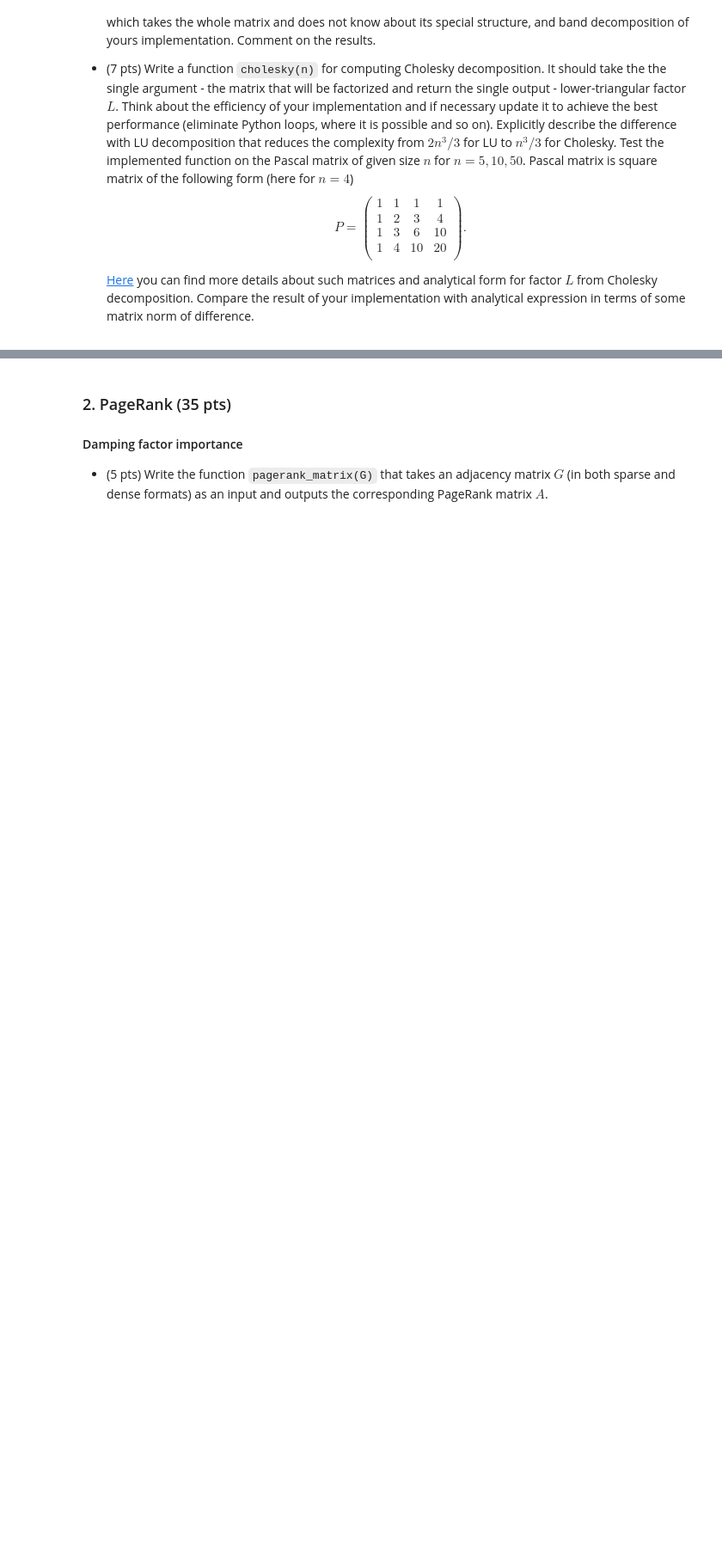
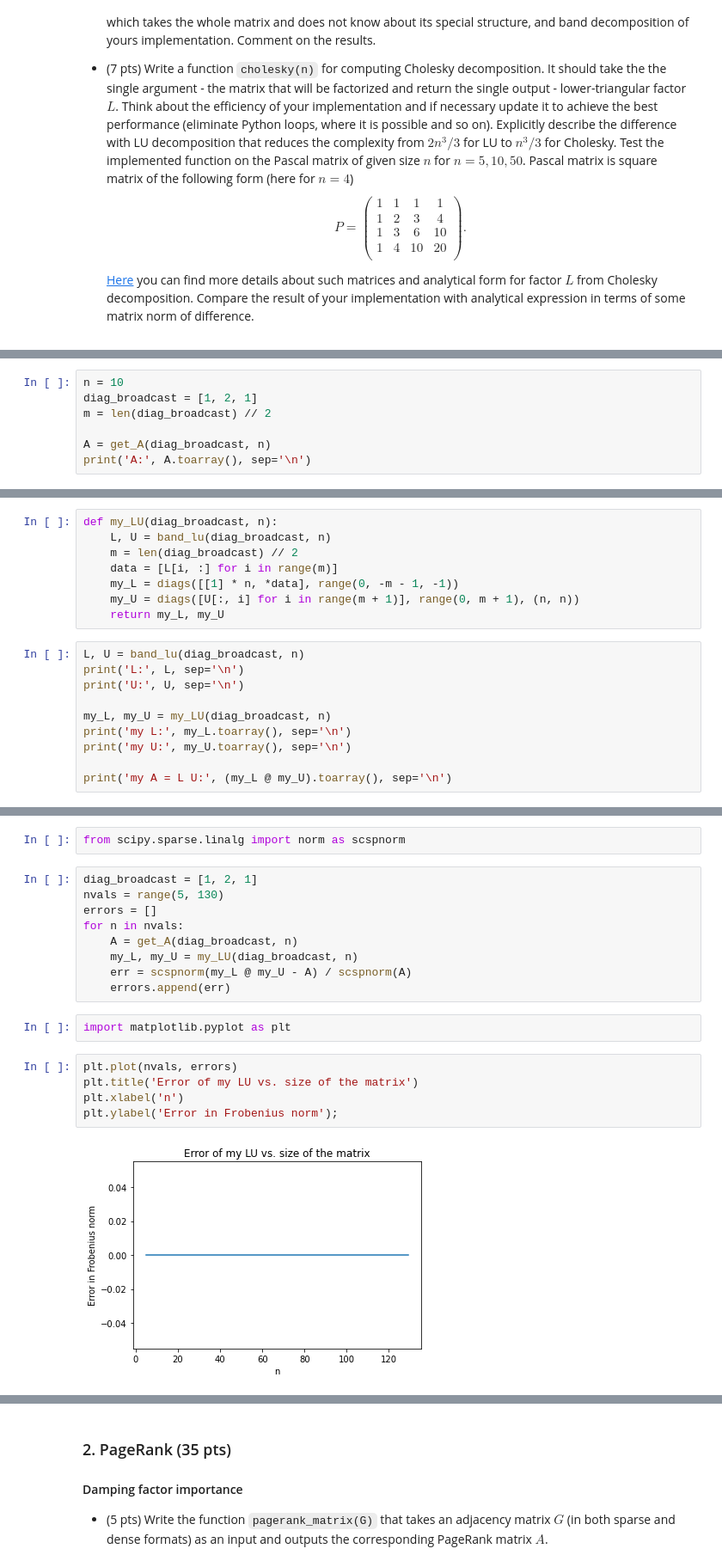
Before and after one commit to ArtemVergazov/nla2021, a Jupyter notebook: hw/hw2/vergazov_hw2.ipynb, the cells around one changed output, grey strips where cells are left out. Shown at 86% size. Saved outputs shown, nothing was run; the diff lists cells and outputs as text; blank space fills up the shorter version.

```diff
--- a/hw/hw2/vergazov_hw2.ipynb
+++ b/hw/hw2/vergazov_hw2.ipynb
@@ -52,0 +109,7 @@ def cholesky(A):
+# %%
+n = 10
+diag_broadcast = [1, 2, 1]
+m = len(diag_broadcast) // 2
+
+A = get_A(diag_broadcast, n)
+print('A:', A.toarray(), sep='\n')
@@ -52,0 +128,18 @@ def cholesky(A):
+# %%
+def my_LU(diag_broadcast, n):
+    L, U = band_lu(diag_broadcast, n)
+    m = len(diag_broadcast) // 2
+    data = [L[i, :] for i in range(m)]
+    my_L = diags([[1] * n, *data], range(0, -m - 1, -1))
+    my_U = diags([U[:, i] for i in range(m + 1)], range(0, m + 1), (n, n))
+    return my_L, my_U
+# %%
+L, U = band_lu(diag_broadcast, n)
+print('L:', L, sep='\n')
+print('U:', U, sep='\n')
+
+my_L, my_U = my_LU(diag_broadcast, n)
+print('my L:', my_L.toarray(), sep='\n')
+print('my U:', my_U.toarray(), sep='\n')
+
+print('my A = L U:', (my_L @ my_U).toarray(), sep='\n')
@@ -52,0 +166,20 @@ def cholesky(A):
+# %%
+from scipy.sparse.linalg import norm as scspnorm
+# %%
+diag_broadcast = [1, 2, 1]
+nvals = range(5, 130)
+errors = []
+for n in nvals:
+    A = get_A(diag_broadcast, n)
+    my_L, my_U = my_LU(diag_broadcast, n)
+    err = scspnorm(my_L @ my_U - A) / scspnorm(A)
+    errors.append(err)
+# %%
+import matplotlib.pyplot as plt
+# %%
+plt.plot(nvals, errors)
+plt.title('Error of my LU vs. size of the matrix')
+plt.xlabel('n')
+plt.ylabel('Error in Frobenius norm');
+# %% [output]
+[figure, added]
```
Also changed, not shown: parts of 139 cells of this notebook, 1 other file.
